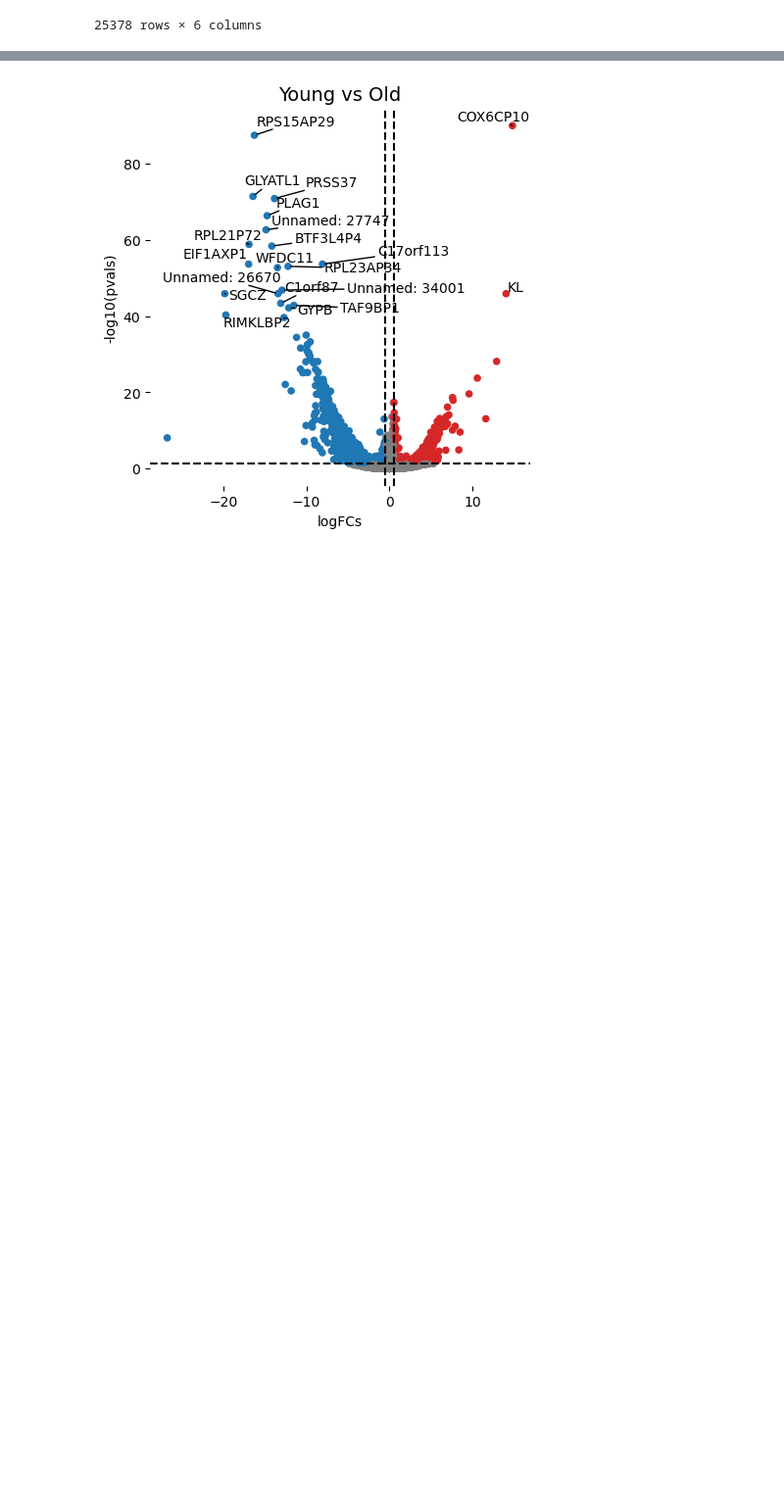
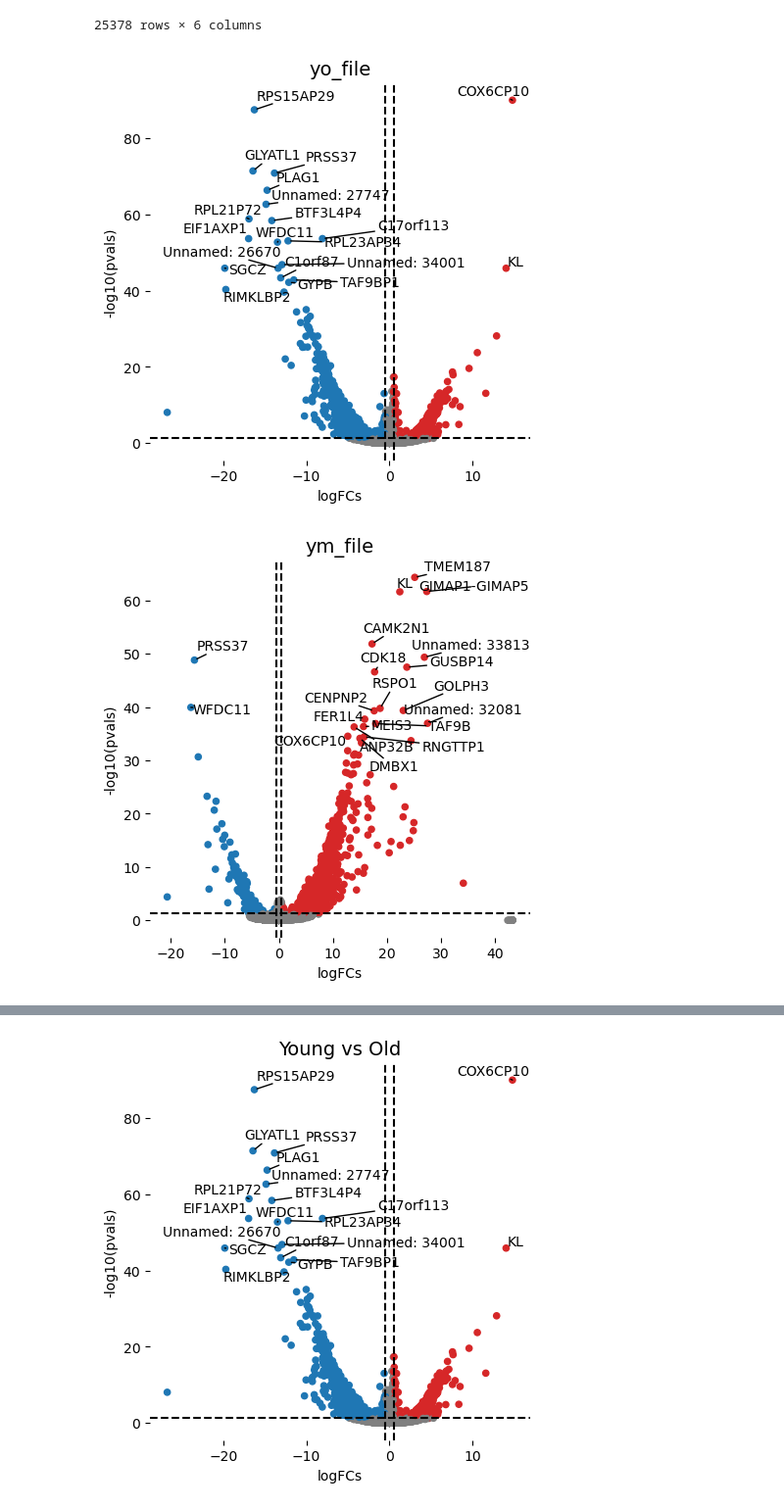
Before and after one commit to GuerreroVazquez/Transcription_factor_analysis, a Jupyter notebook: notebooks/volcano_plots.ipynb, the cells around one changed output, grey strips where cells are left out. Shown at 98% size. Cells and saved outputs as stored; diff of their text form; code cells hidden in the pictures; blank space fills up the shorter version.

```diff
--- a/notebooks/volcano_plots.ipynb
+++ b/notebooks/volcano_plots.ipynb
@@ -12,3 +13,5 @@ from anndata import AnnData
+# %%
+dds_files_path = '../data/dds_files.yml'
 # %%
 yo_file = "../data/RNAseq_abundances_adjusted_combat_inmose_young.vs.old_DDS.csv"
 ym_file = "../data/RNAseq_abundances_adjusted_combat_inmose_young.vs.middle_DDS.csv"
@@ -25,3 +19,10 @@ mf_o_file= 'work/data/RNAseq_abundances_adjusted_combat_inmose_male.vs.female_Ol
+# %%
+with open(dds_files_path, 'r') as file:
+    dds_dict = yaml.safe_load(file)
+# %%
+df_dds_dict = {}
+for dds, file in dds_dict.items():
+    df_dds_dict[dds] =  pd.read_csv(file, index_col=0)
 # %%
 yo_df = pd.read_csv(yo_file, index_col=0)
 ym_df = pd.read_csv(ym_file, index_col=0)
@@ -69,3 +70,9 @@ def plot_personalize_volcano(dds_df, title="", top=20, lFCs_thr=0.5, sig_thr=0.0
         spine.set_visible(False)  # Hide all outer spines
 
     return fig, ax
+# %%
+for dds, df in df_dds_dict.items():
+    plot_personalize_volcano(df, title=dds)
+# %% [output]
+[figure, added]
+[figure, added]
```
Also changed, not shown: parts of 3 cells of this notebook, 7 other files.
